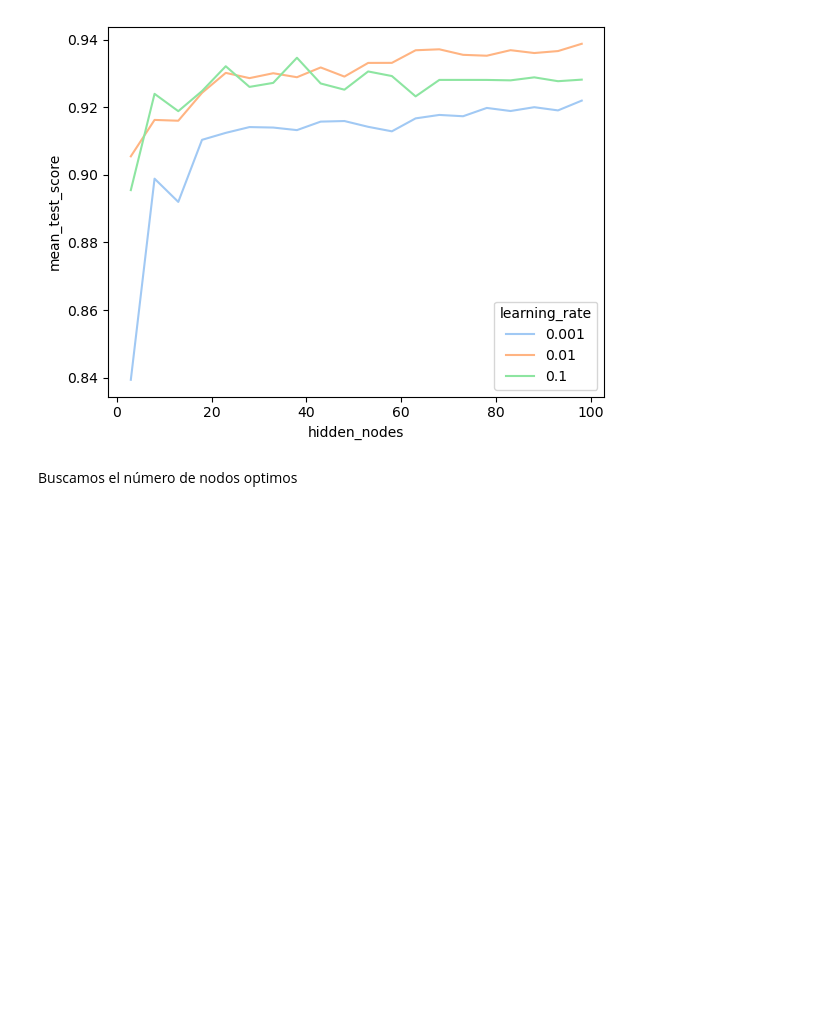
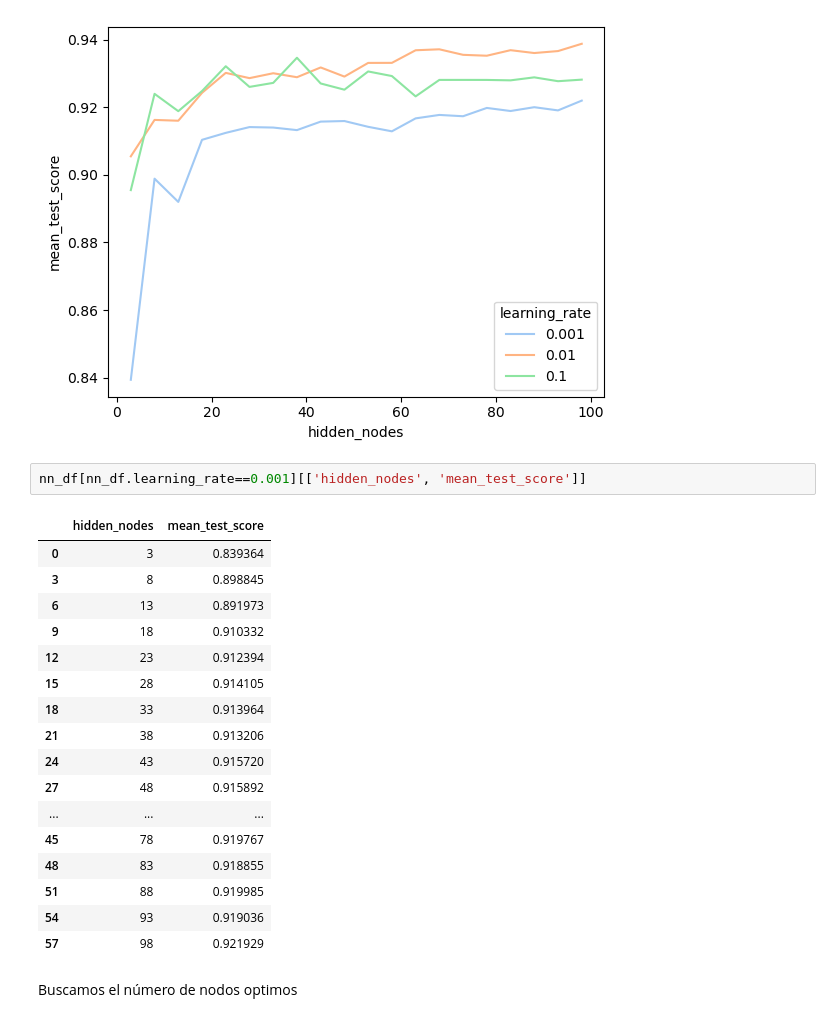
Before and after one commit to sumitkumarjethani/Stroke-Prediction, a Jupyter notebook: models/neural-network-model.ipynb, the cells around one changed output. Saved outputs shown, nothing was run; the diff lists cells and outputs as text; blank space fills up the shorter version.

```diff
--- a/models/neural-network-model.ipynb
+++ b/models/neural-network-model.ipynb
@@ -77,6 +78,26 @@ sns.lineplot(data=nn_df, x="hidden_nodes", y="mean_test_score", hue='learning_ra
 # %% [output]
 <AxesSubplot:xlabel='hidden_nodes', ylabel='mean_test_score'>
 [figure]
+# %%
+nn_df[nn_df.learning_rate==0.001][['hidden_nodes', 'mean_test_score']]
+# %% [output]
+|  | hidden_nodes | mean_test_score |
+| 0 | 3 | 0.839364 |
+| 3 | 8 | 0.898845 |
+| 6 | 13 | 0.891973 |
+| 9 | 18 | 0.910332 |
+| 12 | 23 | 0.912394 |
+| 15 | 28 | 0.914105 |
+| 18 | 33 | 0.913964 |
+| 21 | 38 | 0.913206 |
+| 24 | 43 | 0.915720 |
+| 27 | 48 | 0.915892 |
+| ... | ... | ... |
+| 45 | 78 | 0.919767 |
+| 48 | 83 | 0.918855 |
+| 51 | 88 | 0.919985 |
+| 54 | 93 | 0.919036 |
+| 57 | 98 | 0.921929 |
 # %% [markdown]
 Buscamos el número de nodos optimos
 # %%
```
Also changed, not shown: parts of 8 cells of this notebook.
